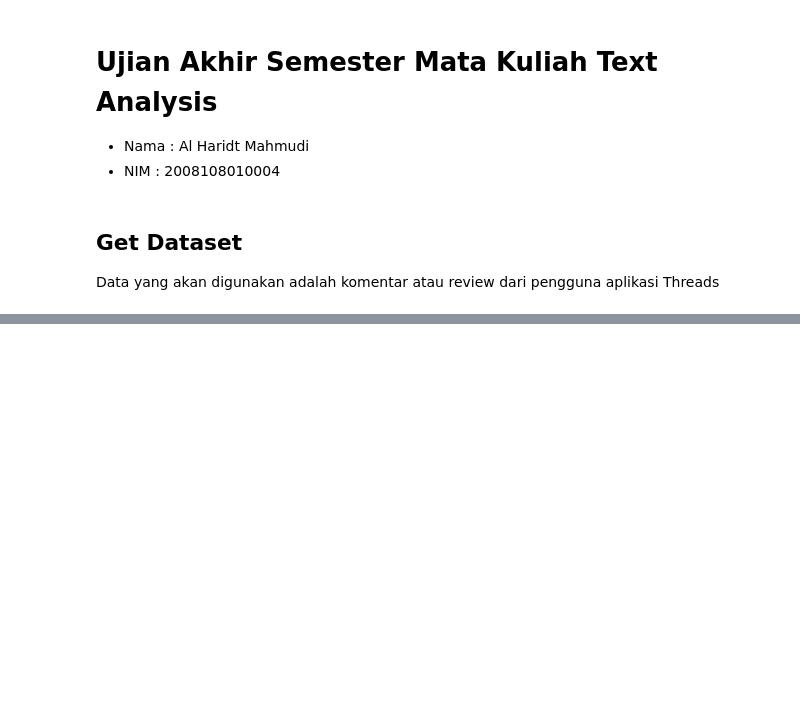
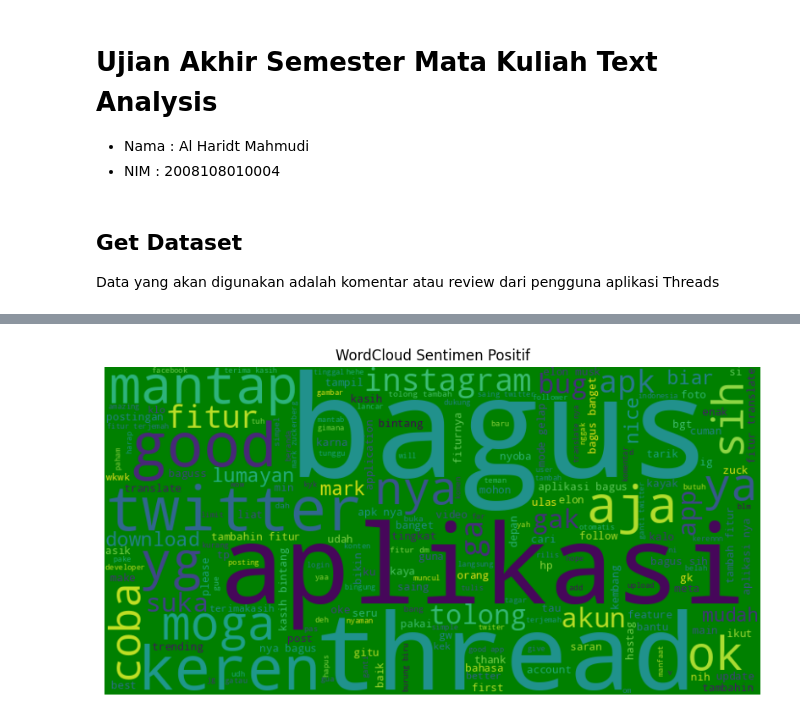
Before and after one commit to alharidt16/text-Analysis, a Jupyter notebook: UAS_TEXT_ANALYSIS.ipynb, the cells around one changed output, grey strips where cells are left out. Cells and saved outputs as stored; diff of their text form; code cells hidden in the pictures; blank space fills up the shorter version.

```diff
--- a/UAS_TEXT_ANALYSIS.ipynb
+++ b/UAS_TEXT_ANALYSIS.ipynb
@@ -502,0 +162,13 @@ Positif
+# %%
+import re
+def  clean_text(df, text_field, new_text_field_name):
+    data_review_threads[new_text_field_name] = data_review_threads[text_field].str.lower()
+    data_review_threads[new_text_field_name] = data_review_threads[new_text_field_name].apply(lambda elem: re.sub(r"(@[A-Za-z0-9]+)|([^0-9A-Za-z \t])|(\w+:\/\/\S+)|^rt|http.+?", "", elem))
+    # remove numbers
+    data_review_threads[new_text_field_name] = data_review_threads[new_text_field_name].apply(lambda elem: re.sub(r"\d+", "", elem))
+    return data_review_threads
+# %%
+data_review_threads['text_clean'] = data_review_threads['content'].str.lower()
+data_review_threads['text_clean']
+data_review_threads_clean = clean_text(data_review_threads, 'content', 'text_clean')
+data_review_threads_clean.head(10)
@@ -502,0 +190,7 @@ Positif
+# %%
+import nltk.corpus
+nltk.download('stopwords')
+from nltk.corpus import stopwords
+stop = stopwords.words('indonesian')
+data_review_threads_clean['text_StopWord'] = data_review_threads_clean['text_clean'].apply(lambda x:' '.join([word for word in x.split() if word not in (stop)]))
+data_review_threads_clean.head(20)
@@ -502,0 +220,6 @@ Positif
+# %%
+import nltk
+nltk.download('punkt')
+from nltk.tokenize import sent_tokenize, word_tokenize
+data_review_threads_clean['text_tokens'] = data_review_threads_clean['text_StopWord'].apply(lambda x: word_tokenize(x))
+data_review_threads_clean.head()
@@ -502,0 +323,16 @@ Positif
+# %%
+# Menggabungkan semua teks dengan sentimen positif menjadi satu string
+text_positive = ' '.join(data_review_threads_clean[data_review_threads_clean['label'] == 'Positif']['text_steamindo'])
+
+
+# Membuat WordCloud
+wordcloud = WordCloud(width=800, height=400, background_color='green').generate(text_positive)
+
+# Plot WordCloud
+plt.figure(figsize=(10, 6))
+plt.imshow(wordcloud, interpolation='bilinear')
+plt.axis('off')
+plt.title('WordCloud Sentimen Positif')
+plt.show()
+# %% [output]
+[figure, added]
```
Also changed, not shown: parts of 68 cells of this notebook.
